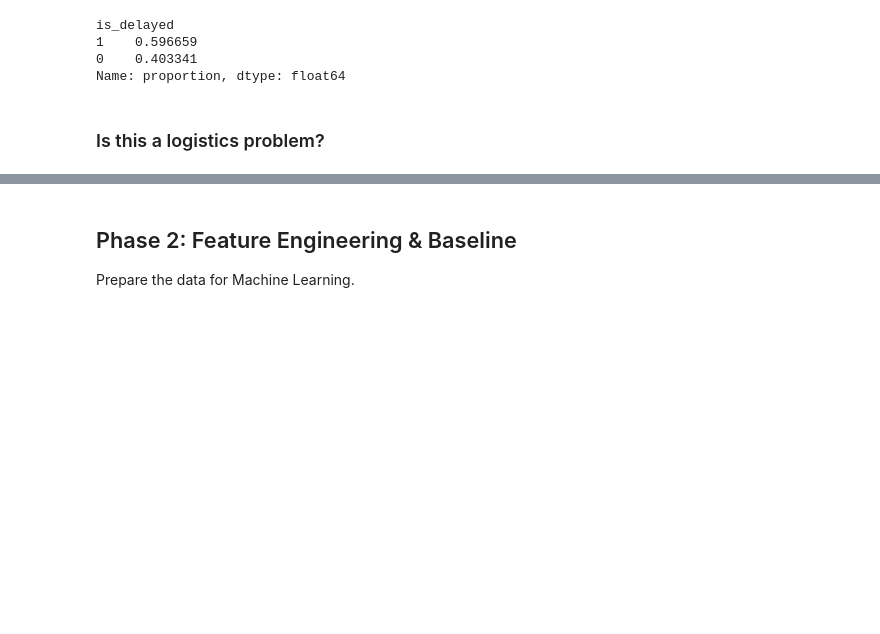
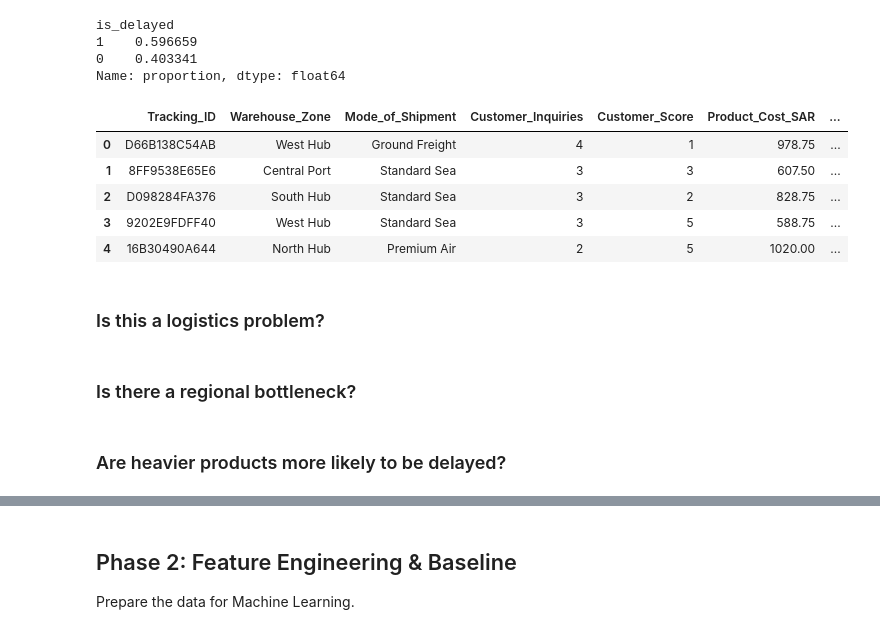
Before and after one commit to SaraAbuHimed/week3-ml-baseline-system, a Jupyter notebook: notebooks/Shipping_Crisis_Template.ipynb, the cells around one changed output, grey strips where cells are left out. Cells and saved outputs as stored; diff of their text form; code cells hidden in the pictures; blank space fills up the shorter version.

```diff
--- a/notebooks/Shipping_Crisis_Template.ipynb
+++ b/notebooks/Shipping_Crisis_Template.ipynb
@@ -102,6 +105,49 @@ is_delayed
 1    0.596659
 0    0.403341
 Name: proportion, dtype: float64
+# %%
+df_viz = df.copy()
+
+mappings = {
+    "Gender": {
+        "M": "Male",
+        "F": "Female"
+    },
+    "is_delayed": {
+        0: "On Time",
+        1: "Delayed"
+    },
+    "Mode_of_Shipment": {
+        "Ground_Freight": "Ground Freight",
+        "Standard_Sea": "Standard Sea",
+        "Premium_Air": "Premium Air"
+    },
+    "Product_Priority": {
+        "low": "Low Priority",
+        "medium": "Medium Priority",
+        "high": "High Priority"
+    },
+    "Warehouse_Zone": {
+        "Central_Port": "Central Port",
+        "North_Hub": "North Hub",
+        "South_Hub": "South Hub",
+        "East_Hub": "East Hub",
+        "West_Hub": "West Hub"
+    }
+}
+
+for col, mapping in mappings.items():
+    if col in df_viz.columns:
+        df_viz[col] = df_viz[col].map(mapping).astype("category")
+# %%
+df_viz.head()
+# %% [output]
+|  | Tracking_ID | Warehouse_Zone | Mode_of_Shipment | Customer_Inquiries | Customer_Score | Product_Cost_SAR | ... |
+| 0 | D66B138C54AB | West Hub | Ground Freight | 4 | 1 | 978.75 | ... |
+| 1 | 8FF9538E65E6 | Central Port | Standard Sea | 3 | 3 | 607.50 | ... |
+| 2 | D098284FA376 | South Hub | Standard Sea | 3 | 2 | 828.75 | ... |
+| 3 | 9202E9FDFF40 | West Hub | Standard Sea | 3 | 5 | 588.75 | ... |
+| 4 | 16B30490A644 | North Hub | Premium Air | 2 | 5 | 1020.00 | ... |
 # %% [markdown]
 ### Is this a logistics problem?
 # %%
@@ -119,3 +163,5 @@ fig = px.histogram(
 
 fig.update_yaxes(title="Percent of Shipments")
 fig.show()
+# %% [markdown]
+### Is there a regional bottleneck?
@@ -121,0 +182,2 @@ fig.show()
+# %% [markdown]
+### Are heavier products more likely to be delayed?
```
Also changed, not shown: parts of 37 cells of this notebook.
